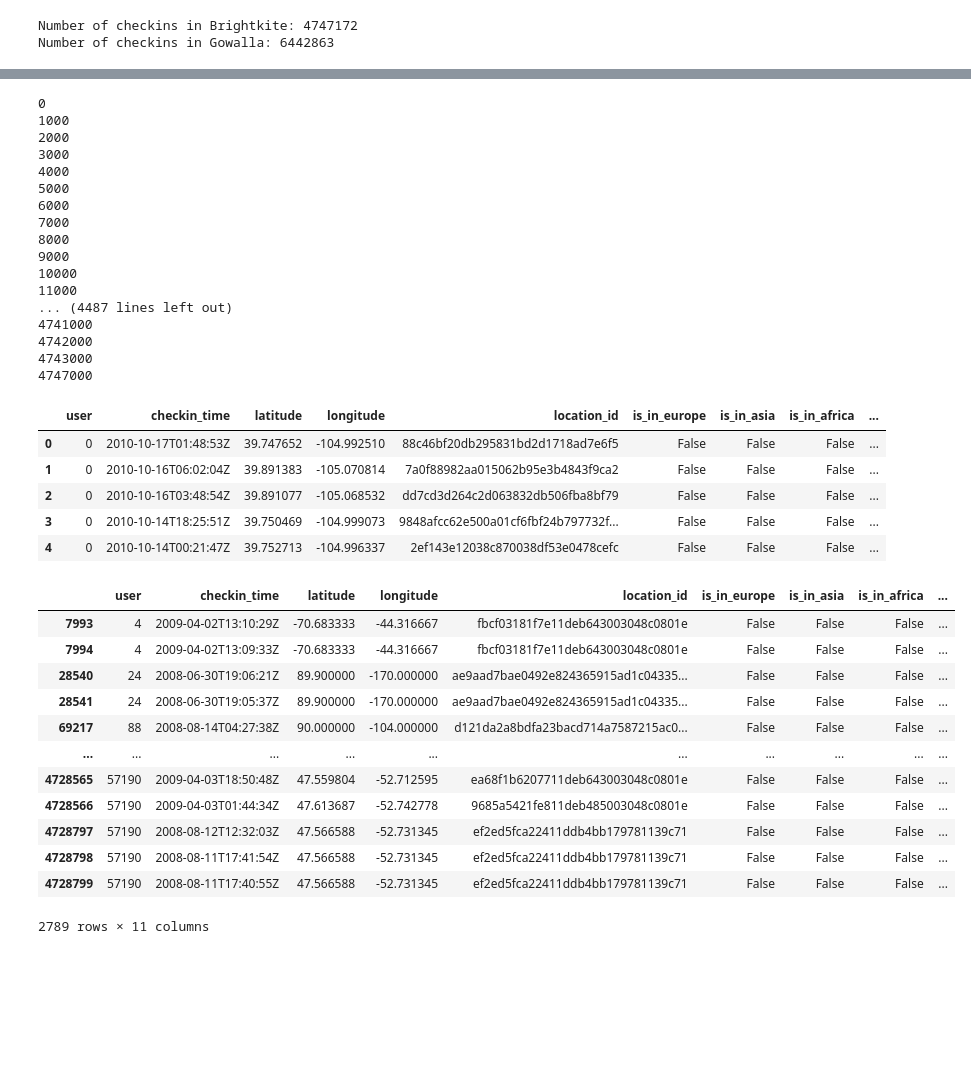
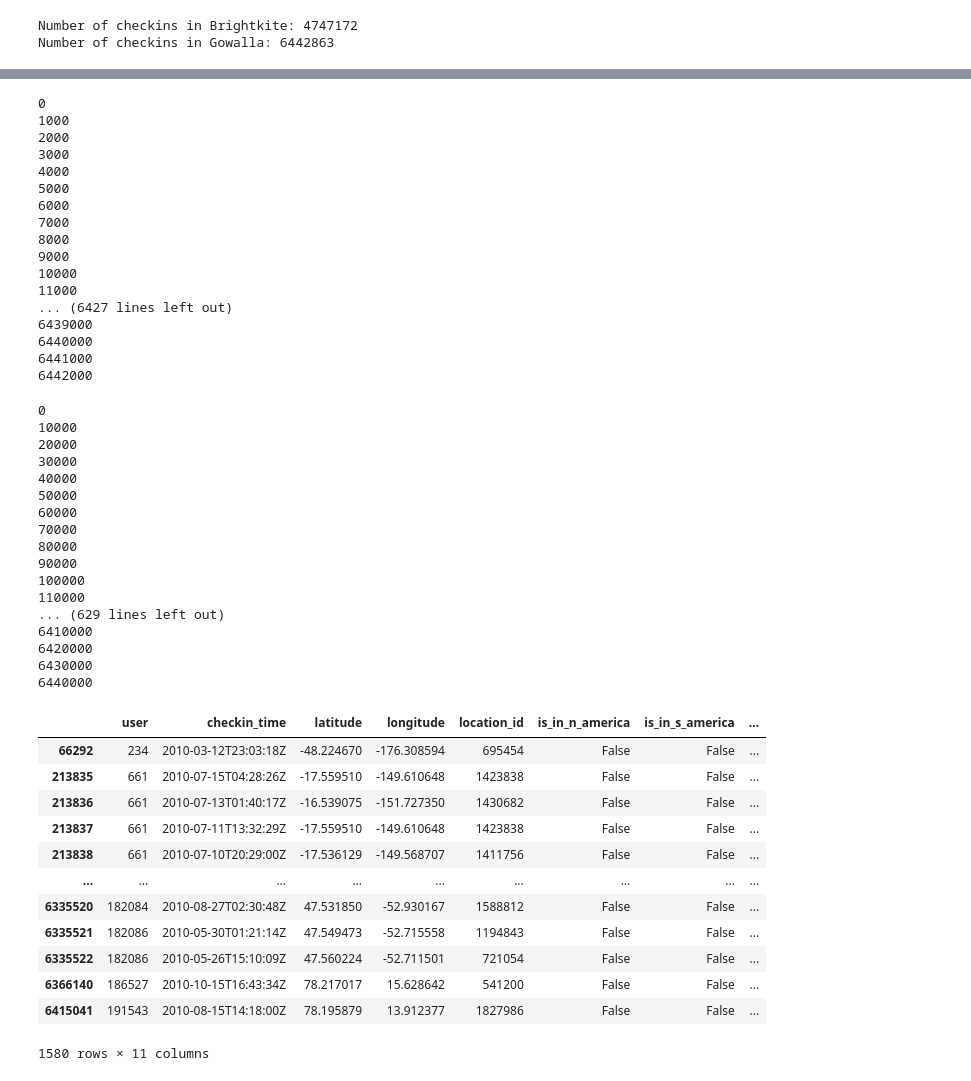
Before and after one commit to epfl-ada/ada-2020-project-milestone-p3-p3_bcd, a Jupyter notebook: Creative extension.ipynb, the cells around one changed output, grey strips where cells are left out. Cells and saved outputs as stored; diff of their text form; code cells hidden in the pictures; blank space fills up the shorter version.

```diff
--- a/Creative extension.ipynb
+++ b/Creative extension.ipynb
@@ -157,6 +144,8 @@ b_checkins.head()
 # %%
 b_checkins['is_in_europe'] = b_checkins.apply(lambda row: is_in_continent(row, europe), axis=1)
-b_checkins.head()
+g_checkins['is_in_europe'] = g_checkins.apply(lambda row: is_in_continent(row, europe), axis=1)
+
+#b_checkins.head()
 # %% [output]
 0
 1000
@@ -184,6 +167,8 @@ b_checkins.head()
 # %%
 b_checkins['is_in_asia'] = b_checkins.apply(lambda row: is_in_continent(row, asia), axis=1)
-b_checkins.head()
+g_checkins['is_in_asia'] = g_checkins.apply(lambda row: is_in_continent(row, asia), axis=1)
+
+#b_checkins.head()
 # %% [output]
 0
 1000
@@ -211,6 +190,8 @@ b_checkins.head()
 # %%
-b_checkins['is_in_africa'] = b_checkins.apply(lambda row: is_in_continent(row, africa), axis=1)
-b_checkins.head()
+#b_checkins['is_in_africa'] = b_checkins.apply(lambda row: is_in_continent(row, africa), axis=1)
+g_checkins['is_in_africa'] = g_checkins.apply(lambda row: is_in_continent(row, africa), axis=1)
+
+#b_checkins.head()
 # %% [output]
 0
 1000
@@ -238,6 +213,8 @@ b_checkins.head()
 # %%
 b_checkins['is_in_oceania'] = b_checkins.apply(lambda row: is_in_continent(row, oceania), axis=1)
-b_checkins.head()
+g_checkins['is_in_oceania'] = g_checkins.apply(lambda row: is_in_continent(row, oceania), axis=1)
+
+#b_checkins.head()
 # %% [output]
 0
 1000
@@ -251,38 +228,50 @@ b_checkins.head()
 9000
 10000
 11000
-... (4487 lines left out)
-4741000
-4742000
-4743000
-4747000
+... (6427 lines left out)
+6439000
+6440000
+6441000
+6442000
-|  | user | checkin_time | latitude | longitude | location_id | is_in_europe | is_in_asia | is_in_africa | ... |
-| 0 | 0 | 2010-10-17T01:48:53Z | 39.747652 | -104.992510 | 88c46bf20db295831bd2d1718ad7e6f5 | False | False | False | ... |
-| 1 | 0 | 2010-10-16T06:02:04Z | 39.891383 | -105.070814 | 7a0f88982aa015062b95e3b4843f9ca2 | False | False | False | ... |
-| 2 | 0 | 2010-10-16T03:48:54Z | 39.891077 | -105.068532 | dd7cd3d264c2d063832db506fba8bf79 | False | False | False | ... |
-| 3 | 0 | 2010-10-14T18:25:51Z | 39.750469 | -104.999073 | 9848afcc62e500a01cf6fbf24b797732f... | False | False | False | ... |
-| 4 | 0 | 2010-10-14T00:21:47Z | 39.752713 | -104.996337 | 2ef143e12038c870038df53e0478cefc | False | False | False | ... |
 # %%
-def checkin_outside_continents(row):
+def checkin_outside_continents(row)
     return ((row['is_in_n_america']==False) & (row['is_in_europe']==False)
             & (row['is_in_asia']==False) & (row['is_in_africa']==False)
             & (row['is_in_oceania']==False) & (row['is_in_s_america']==False))
 
 b_checkins[b_checkins.apply(lambda row: checkin_outside_continents(row), axis=1)]
+g_checkins[g_checkins.apply(lambda row: checkin_outside_continents(row), axis=1)]
 # %% [output]
+0
+10000
+20000
+30000
+40000
+50000
+60000
+70000
+80000
+90000
+100000
+110000
+... (629 lines left out)
+6410000
+6420000
+6430000
+6440000
-|  | user | checkin_time | latitude | longitude | location_id | is_in_europe | is_in_asia | is_in_africa | ... |
-| 7993 | 4 | 2009-04-02T13:10:29Z | -70.683333 | -44.316667 | fbcf03181f7e11deb643003048c0801e | False | False | False | ... |
-| 7994 | 4 | 2009-04-02T13:09:33Z | -70.683333 | -44.316667 | fbcf03181f7e11deb643003048c0801e | False | False | False | ... |
-| 28540 | 24 | 2008-06-30T19:06:21Z | 89.900000 | -170.000000 | ae9aad7bae0492e824365915ad1c04335... | False | False | False | ... |
-| 28541 | 24 | 2008-06-30T19:05:37Z | 89.900000 | -170.000000 | ae9aad7bae0492e824365915ad1c04335... | False | False | False | ... |
-| 69217 | 88 | 2008-08-14T04:27:38Z | 90.000000 | -104.000000 | d121da2a8bdfa23bacd714a7587215ac0... | False | False | False | ... |
-| ... | ... | ... | ... | ... | ... | ... | ... | ... | ... |
-| 4728565 | 57190 | 2009-04-03T18:50:48Z | 47.559804 | -52.712595 | ea68f1b6207711deb643003048c0801e | False | False | False | ... |
-| 4728566 | 57190 | 2009-04-03T01:44:34Z | 47.613687 | -52.742778 | 9685a5421fe811deb485003048c0801e | False | False | False | ... |
-| 4728797 | 57190 | 2008-08-12T12:32:03Z | 47.566588 | -52.731345 | ef2ed5fca22411ddb4bb179781139c71 | False | False | False | ... |
-| 4728798 | 57190 | 2008-08-11T17:41:54Z | 47.566588 | -52.731345 | ef2ed5fca22411ddb4bb179781139c71 | False | False | False | ... |
-| 4728799 | 57190 | 2008-08-11T17:40:55Z | 47.566588 | -52.731345 | ef2ed5fca22411ddb4bb179781139c71 | False | False | False | ... |
+|  | user | checkin_time | latitude | longitude | location_id | is_in_n_america | is_in_s_america | ... |
+| 66292 | 234 | 2010-03-12T23:03:18Z | -48.224670 | -176.308594 | 695454 | False | False | ... |
+| 213835 | 661 | 2010-07-15T04:28:26Z | -17.559510 | -149.610648 | 1423838 | False | False | ... |
+| 213836 | 661 | 2010-07-13T01:40:17Z | -16.539075 | -151.727350 | 1430682 | False | False | ... |
+| 213837 | 661 | 2010-07-11T13:32:29Z | -17.559510 | -149.610648 | 1423838 | False | False | ... |
+| 213838 | 661 | 2010-07-10T20:29:00Z | -17.536129 | -149.568707 | 1411756 | False | False | ... |
+| ... | ... | ... | ... | ... | ... | ... | ... | ... |
+| 6335520 | 182084 | 2010-08-27T02:30:48Z | 47.531850 | -52.930167 | 1588812 | False | False | ... |
+| 6335521 | 182086 | 2010-05-30T01:21:14Z | 47.549473 | -52.715558 | 1194843 | False | False | ... |
+| 6335522 | 182086 | 2010-05-26T15:10:09Z | 47.560224 | -52.711501 | 721054 | False | False | ... |
+| 6366140 | 186527 | 2010-10-15T16:43:34Z | 78.217017 | 15.628642 | 541200 | False | False | ... |
+| 6415041 | 191543 | 2010-08-15T14:18:00Z | 78.195879 | 13.912377 | 1827986 | False | False | ... |
-2789 rows × 11 columns
+1580 rows × 11 columns
 # %%
 print(len(b_checkins[b_checkins['is_in_n_america']]))
 print(len(b_checkins[b_checkins['is_in_s_america']]))
```
Also changed, not shown: parts of 39 cells of this notebook.
